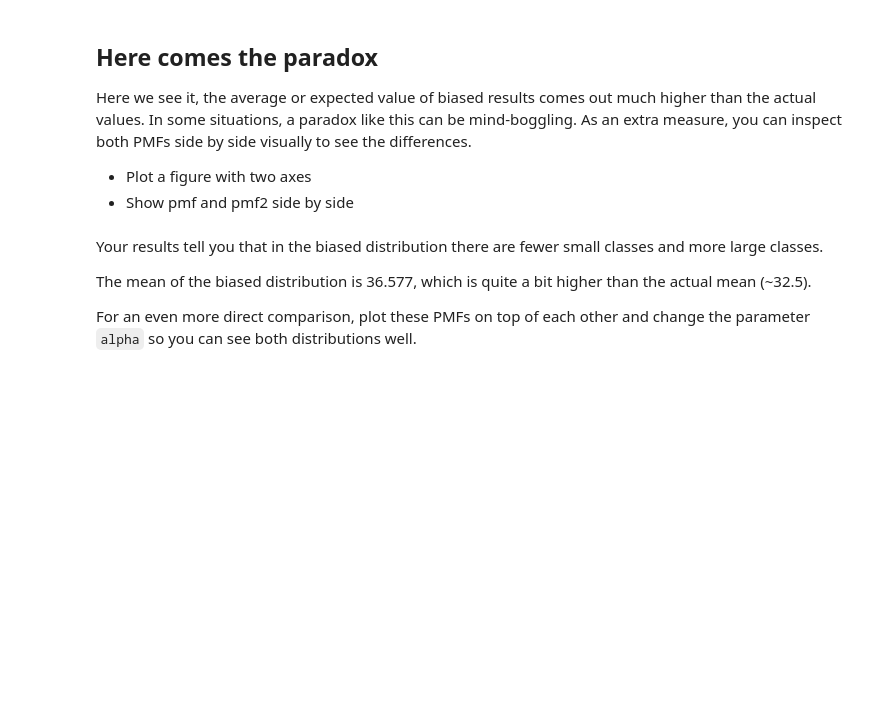
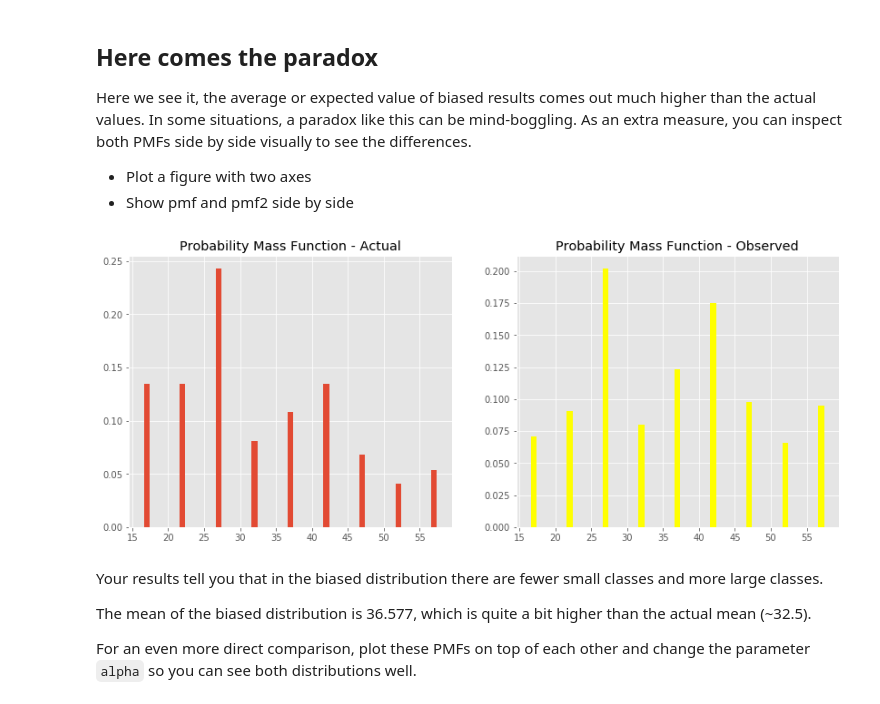
Before and after one commit to ravaxis/dsc-probability-mass-function-lab-nyc-ds-082619, a Jupyter notebook: index.ipynb, the cells around one changed output. Cells and saved outputs as stored; diff of their text form; code cells hidden in the pictures; blank space fills up the shorter version.

```diff
--- a/index.ipynb
+++ b/index.ipynb
@@ -167,3 +165,19 @@ Here we see it, the average or expected value of biased results comes out much h
+# %%
+# Plot pmfs side by side
+new_figure = plt.figure(figsize=(14,5.5))
+
+ax = new_figure.add_subplot(121)
+ax2 = new_figure.add_subplot(122)
+
+ax.bar(size_and_count.keys(), pmf);
+ax2.bar(size_and_count.keys(), pmf2, color="yellow");
+
+ax.set_title ("Probability Mass Function - Actual");
+ax2.set_title ("Probability Mass Function - Observed");
+
+plt.show()
+# %% [output]
+[figure, added]
 # %% [markdown]
 Your results tell you that in the biased distribution there are fewer small classes and more large classes.
 
```
Also changed, not shown: parts of 1 cell of this notebook.
